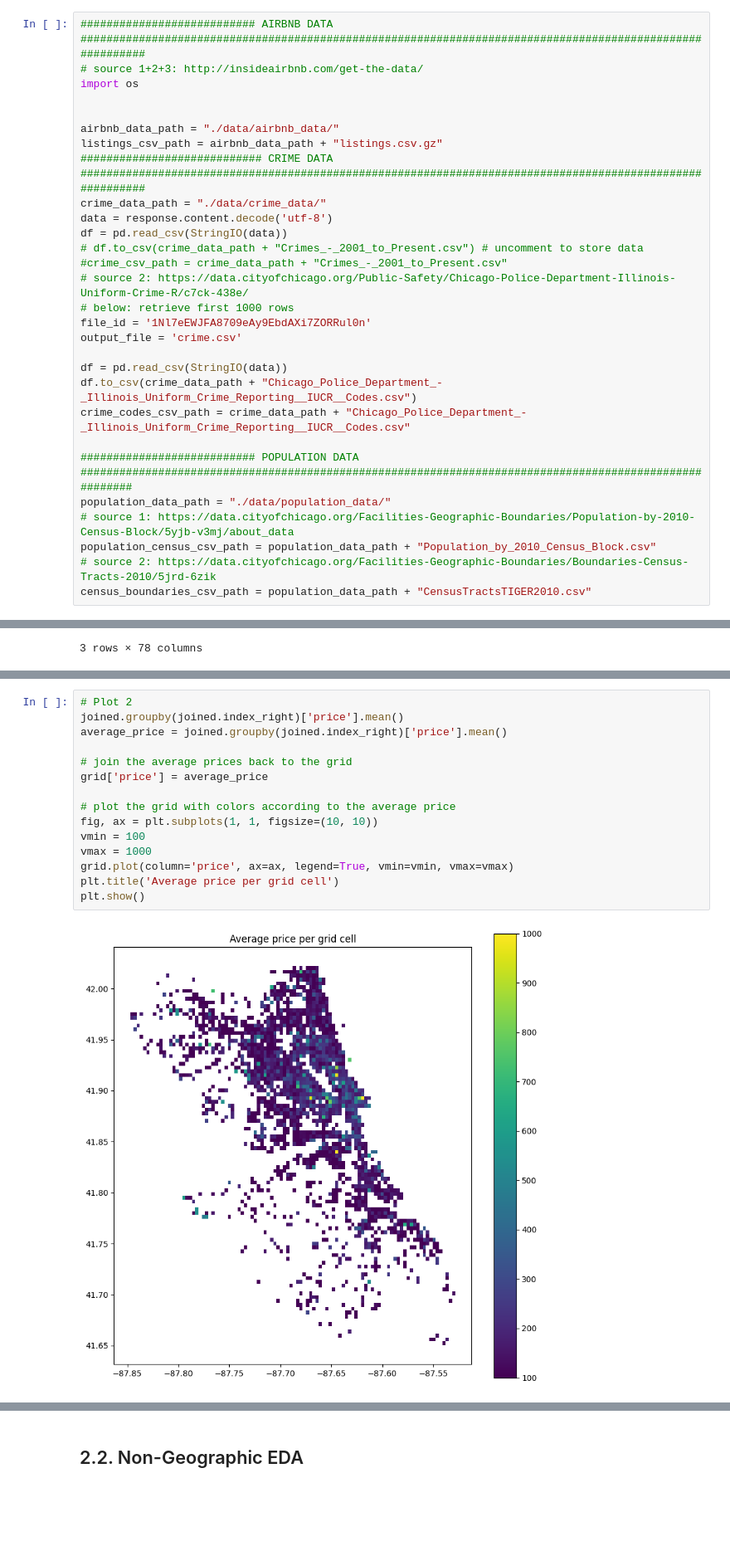
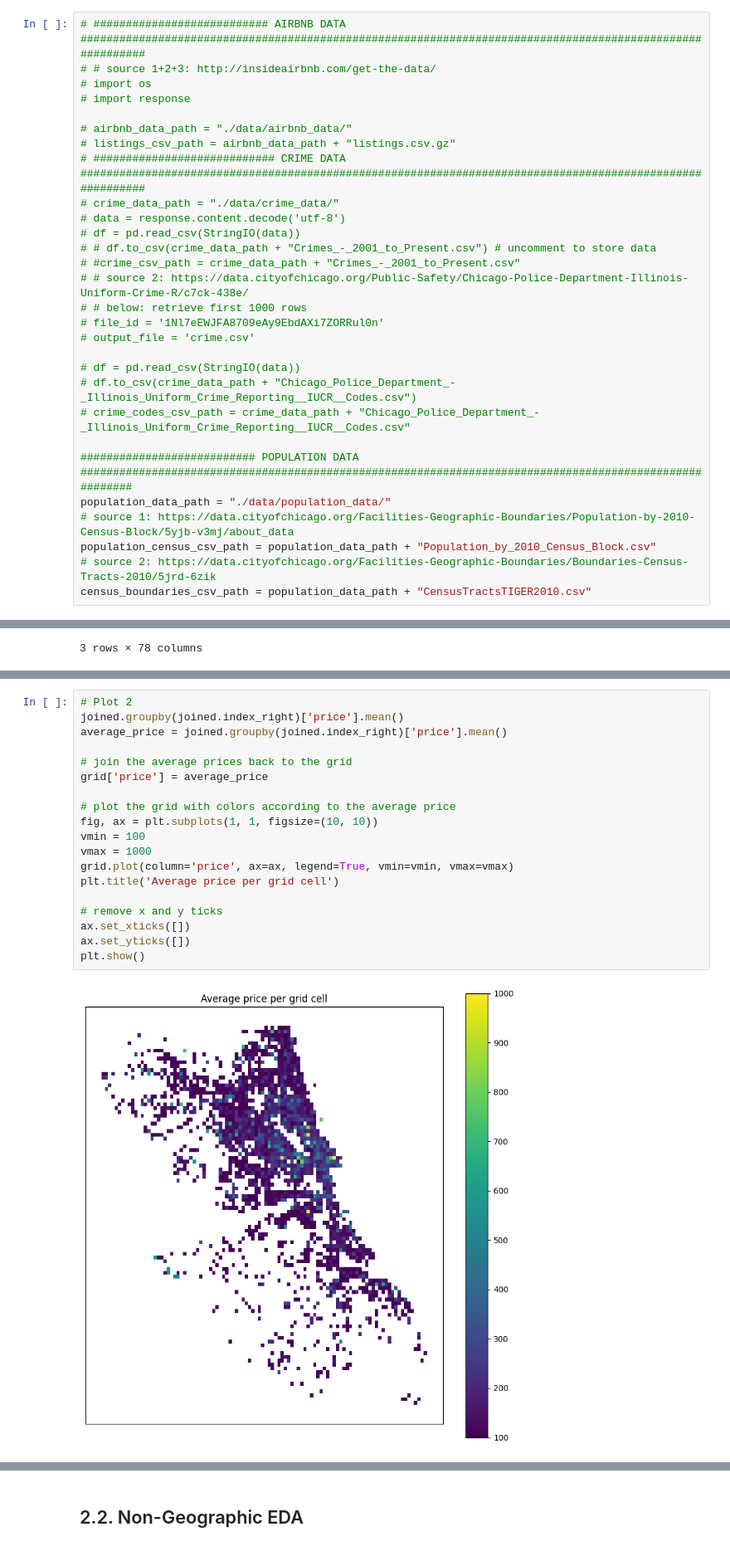
Before and after one commit to MarkusStefan/AirBnB, a Jupyter notebook: main copy.ipynb, the cells around one changed output, grey strips where cells are left out. Shown at 83% size. Saved outputs shown, nothing was run; the diff lists cells and outputs as text; blank space fills up the shorter version.

```diff
--- a/main copy.ipynb
+++ b/main copy.ipynb
@@ -166,27 +195,27 @@ population_census_csv_path = population_data_path + "Population_by_2010_Census_B
 # source 2: https://data.cityofchicago.org/Facilities-Geographic-Boundaries/Boundaries-Census-Tracts-2010/5jrd-6zik
 census_boundaries_csv_path = population_data_path + "CensusTractsTIGER2010.csv"
 # %%
-########################### AIRBNB DATA ##########################################################################################################
-# source 1+2+3: http://insideairbnb.com/get-the-data/
-import os
+# ########################### AIRBNB DATA ##########################################################################################################
+# # source 1+2+3: http://insideairbnb.com/get-the-data/
+# import os
+# import response
 
+# airbnb_data_path = "./data/airbnb_data/"
+# listings_csv_path = airbnb_data_path + "listings.csv.gz"
+# ############################ CRIME DATA ##########################################################################################################
+# crime_data_path = "./data/crime_data/"
+# data = response.content.decode('utf-8')
+# df = pd.read_csv(StringIO(data))
+# # df.to_csv(crime_data_path + "Crimes_-_2001_to_Present.csv") # uncomment to store data
+# #crime_csv_path = crime_data_path + "Crimes_-_2001_to_Present.csv"
+# # source 2: https://data.cityofchicago.org/Public-Safety/Chicago-Police-Department-Illinois-Uniform-Crime-R/c7ck-438e/
+# # below: retrieve first 1000 rows
+# file_id = '1Nl7eEWJFA8709eAy9EbdAXi7ZORRul0n'
+# output_file = 'crime.csv'
 
-airbnb_data_path = "./data/airbnb_data/"
-listings_csv_path = airbnb_data_path + "listings.csv.gz"
-############################ CRIME DATA ##########################################################################################################
-crime_data_path = "./data/crime_data/"
-data = response.content.decode('utf-8')
-df = pd.read_csv(StringIO(data))
-# df.to_csv(crime_data_path + "Crimes_-_2001_to_Present.csv") # uncomment to store data
-#crime_csv_path = crime_data_path + "Crimes_-_2001_to_Present.csv"
-# source 2: https://data.cityofchicago.org/Public-Safety/Chicago-Police-Department-Illinois-Uniform-Crime-R/c7ck-438e/
-# below: retrieve first 1000 rows
-file_id = '1Nl7eEWJFA8709eAy9EbdAXi7ZORRul0n'
-output_file = 'crime.csv'
-
-df = pd.read_csv(StringIO(data))
-df.to_csv(crime_data_path + "Chicago_Police_Department_-_Illinois_Uniform_Crime_Reporting__IUCR__Codes.csv")
-crime_codes_csv_path = crime_data_path + "Chicago_Police_Department_-_Illinois_Uniform_Crime_Reporting__IUCR__Codes.csv"
+# df = pd.read_csv(StringIO(data))
+# df.to_csv(crime_data_path + "Chicago_Police_Department_-_Illinois_Uniform_Crime_Reporting__IUCR__Codes.csv")
+# crime_codes_csv_path = crime_data_path + "Chicago_Police_Department_-_Illinois_Uniform_Crime_Reporting__IUCR__Codes.csv"
 
 ########################### POPULATION DATA ########################################################################################################
 population_data_path = "./data/population_data/"
@@ -632,20 +670,24 @@ plt.show()
 # %%
 # Plot 2
 joined.groupby(joined.index_right)['price'].mean()
 average_price = joined.groupby(joined.index_right)['price'].mean()
 
 # join the average prices back to the grid
 grid['price'] = average_price
 
 # plot the grid with colors according to the average price
 fig, ax = plt.subplots(1, 1, figsize=(10, 10))
 vmin = 100
 vmax = 1000
 grid.plot(column='price', ax=ax, legend=True, vmin=vmin, vmax=vmax)
 plt.title('Average price per grid cell')
+
+# remove x and y ticks
+ax.set_xticks([])
+ax.set_yticks([])
 plt.show()
 # %% [output]
-[figure, old version]
+[figure, new version]
 # %%
 # Plot 3
 fig, ax = plt.subplots(1, 1, figsize=(14, 12))
```
Also changed, not shown: parts of 9 cells of this notebook, 11 other files.
